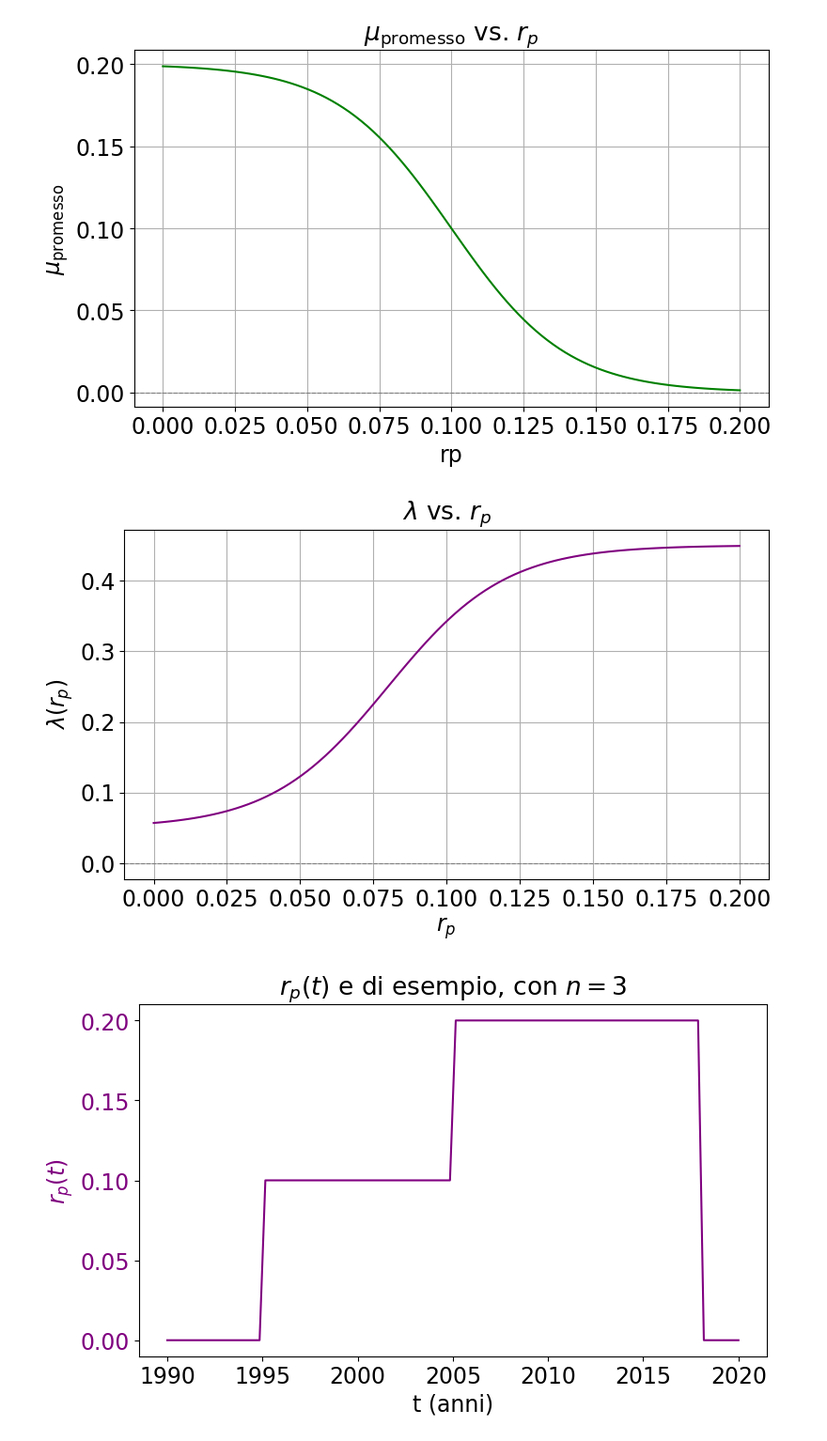
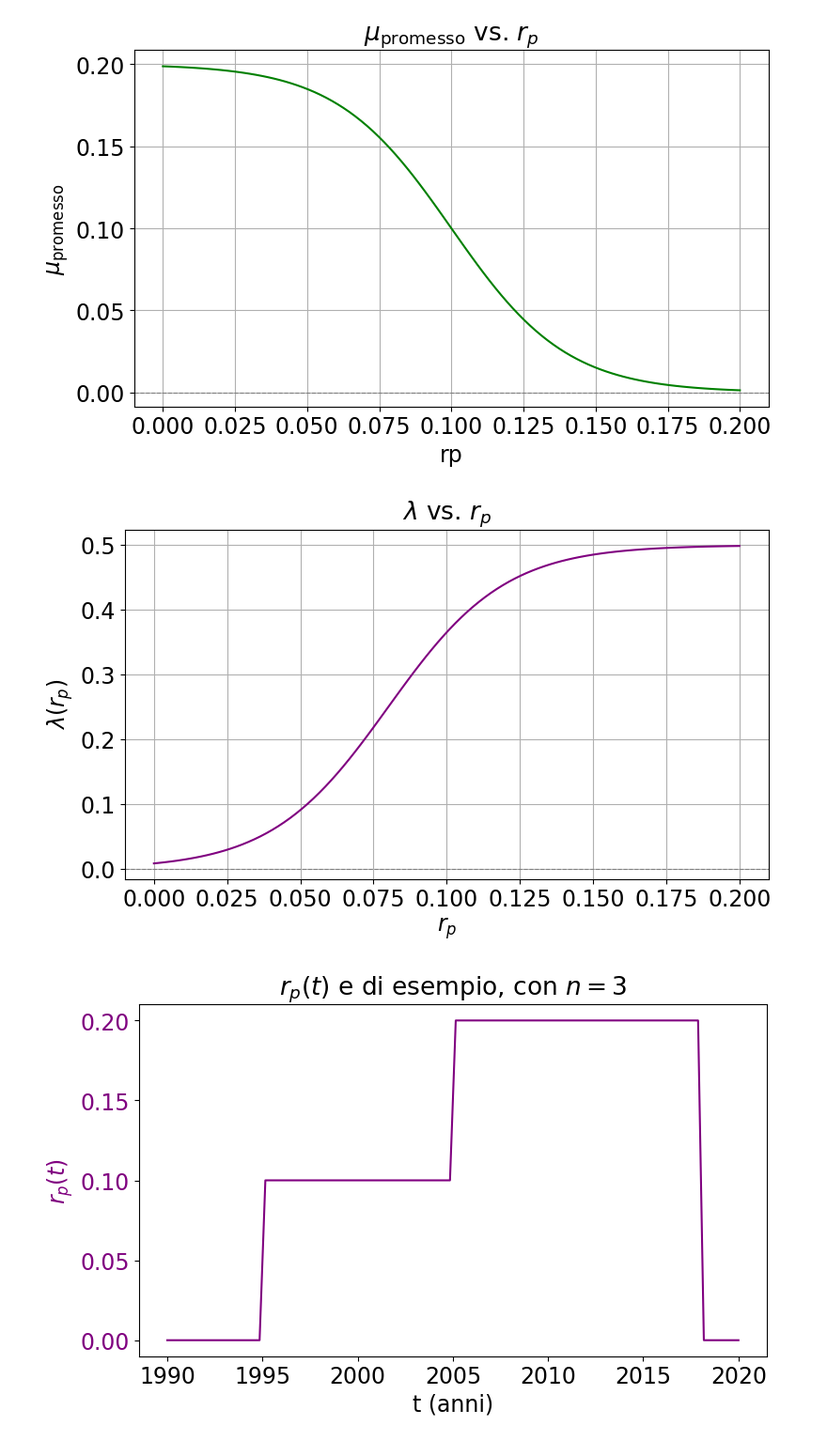
Before and after one commit to NexganGH/Ponzi-Scheme, a Jupyter notebook: madoff.ipynb, the cells around one changed output. Shown at 94% size. Cells and saved outputs as stored; diff of their text form; code cells hidden in the pictures.

```diff
--- a/madoff.ipynb
+++ b/madoff.ipynb
@@ -100,17 +85,12 @@ plt.plot(np.linspace(0, 0.25, 1000), par.extra_lambda_from_rp(np.linspace(0, 0.2
 # %%
+# Definizione dei parametri
 u_min, u_max = 0, 0.2
 u_fixed = 0.08
 
 
-
 interest_calculator = ParameterCalculator(rp= lambda t: 0.15, rr= data.market_rr)
 interest_calculator.compute_sentiment(0, 30, 200)
-#interest_calculator.compute_sentiment(0, 30, 100, np.log(4) / 2)
 num_switches =10
-# Example, adjust as needed
-
-#lambda_ = lambda _: 0.03#interest_calculator.lambda_from_rr_func(base=0.2, min=0.05, max=0.2, steepness=
-
 
 def rp(u):
     return u
@@ -119,10 +99,9 @@ M = 1  # Define constants if necessary
 N = 10000
 avg_k = 6
 
-#mu = interest_calculator.mu_from_rr(min=0.05, base=0.1, max=0.8)
 base_mu = interest_calculator.mu_from_rr(min=0.05, base=0.1, max=0.6)
-mu = lambda u, t: base_mu(t) + interest_calculator.extra_mu_from_rp(u, base_rp=0.1, max_rp=u_max, max_mu=0.2)
-lambda_ = lambda u, t: (interest_calculator.extra_lambda_from_rp(u, max_rp=u_max, max_lambda=0.5))
+mu = lambda u, t: base_mu(t) + interest_calculator.mu_prom_from_rp(u, base_rp=0.1, max_rp=u_max, max_mu=0.2)
+lambda_ = lambda u, t: (interest_calculator.lambda_from_rp(u, max_rp=u_max, max_lambda=0.5))
 # %%
 from scipy.integrate import solve_ivp
 from scipy.optimize import differential_evolution
@@ -469,29 +378,29 @@ plt.show()
 # %%
 # Generate x values (return values)
 x_space = np.linspace(u_min, u_max, 100)
 
 # Compute lambda values using the function
-lambda_values = [0.05 + interest_calculator.extra_lambda_from_rp(x, max_rp=u_max, max_lambda=0.4) for x in x_space]
+lambda_values = [interest_calculator.lambda_from_rp(x, max_rp=u_max, max_lambda=0.5) for x in x_space]
 
 # Create the plot
 plt.figure(figsize=(8, 5))
 plt.plot(x_space, lambda_values, color="purple")
 
 # Add labels and title
 plt.xlabel("$r_p$")
 plt.ylabel(r"$\lambda (r_p)$")
 plt.title(r"$\lambda$ vs. $r_p$")
 
 # Add grid and reference line
 plt.axhline(0, color="gray", linestyle="--", linewidth=0.8)  # Reference line
 plt.grid(True)
 
 # Save and show the plot
 plt.tight_layout()
 plt.savefig('imgs/madoff/lambda_vs_rp.png')
 plt.show()
 # %% [output]
-[figure, old version]
+[figure, new version]
 # %%
 fig, ax1 = plt.subplots(figsize=(8, 5))
 ax1.plot(t_span + 1990, [optimal_control([5, 15, 28, 0.1, 0.2, 0.])(ti) for ti in t_span], label=r'$r_p$ ottimale', color='purple')
```
Also changed, not shown: parts of 16 cells of this notebook, 41 other files.
